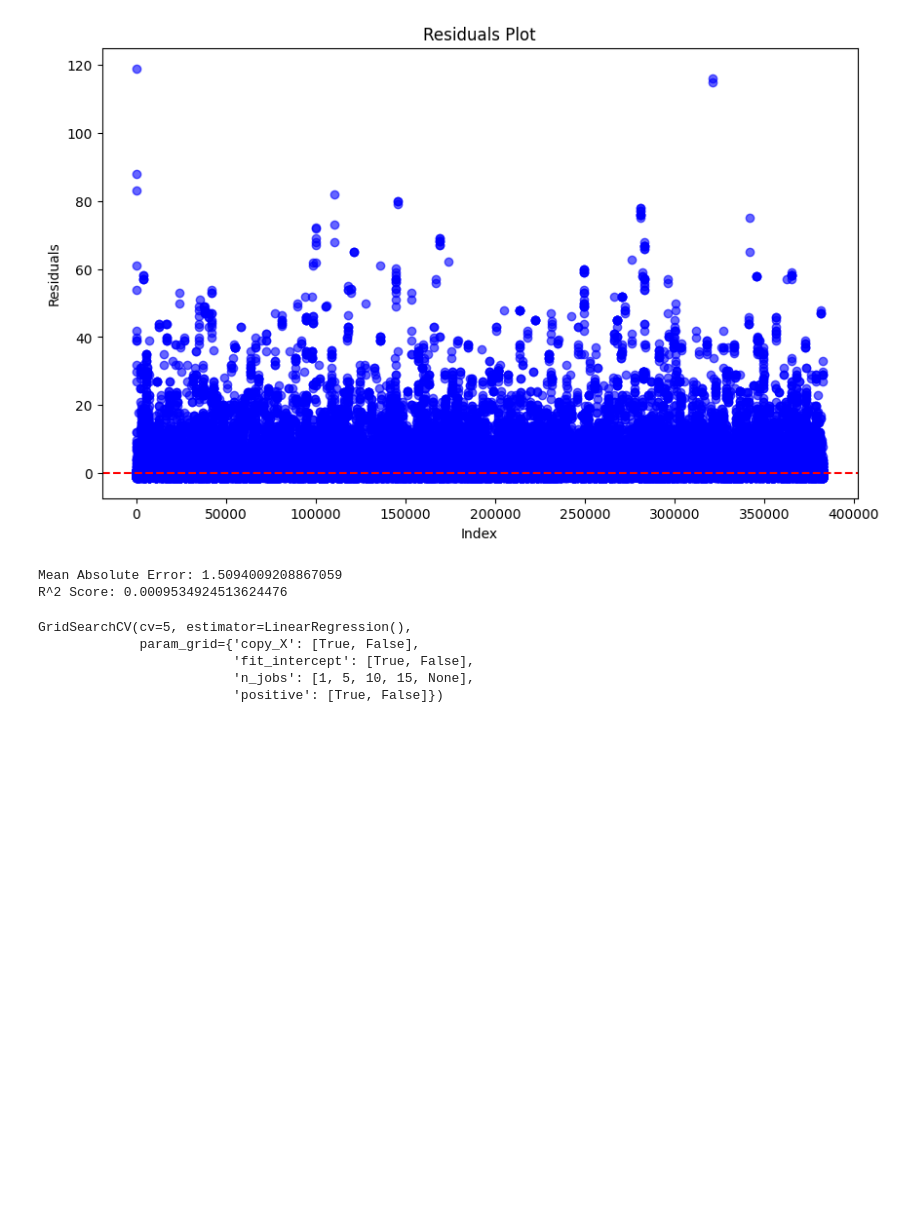
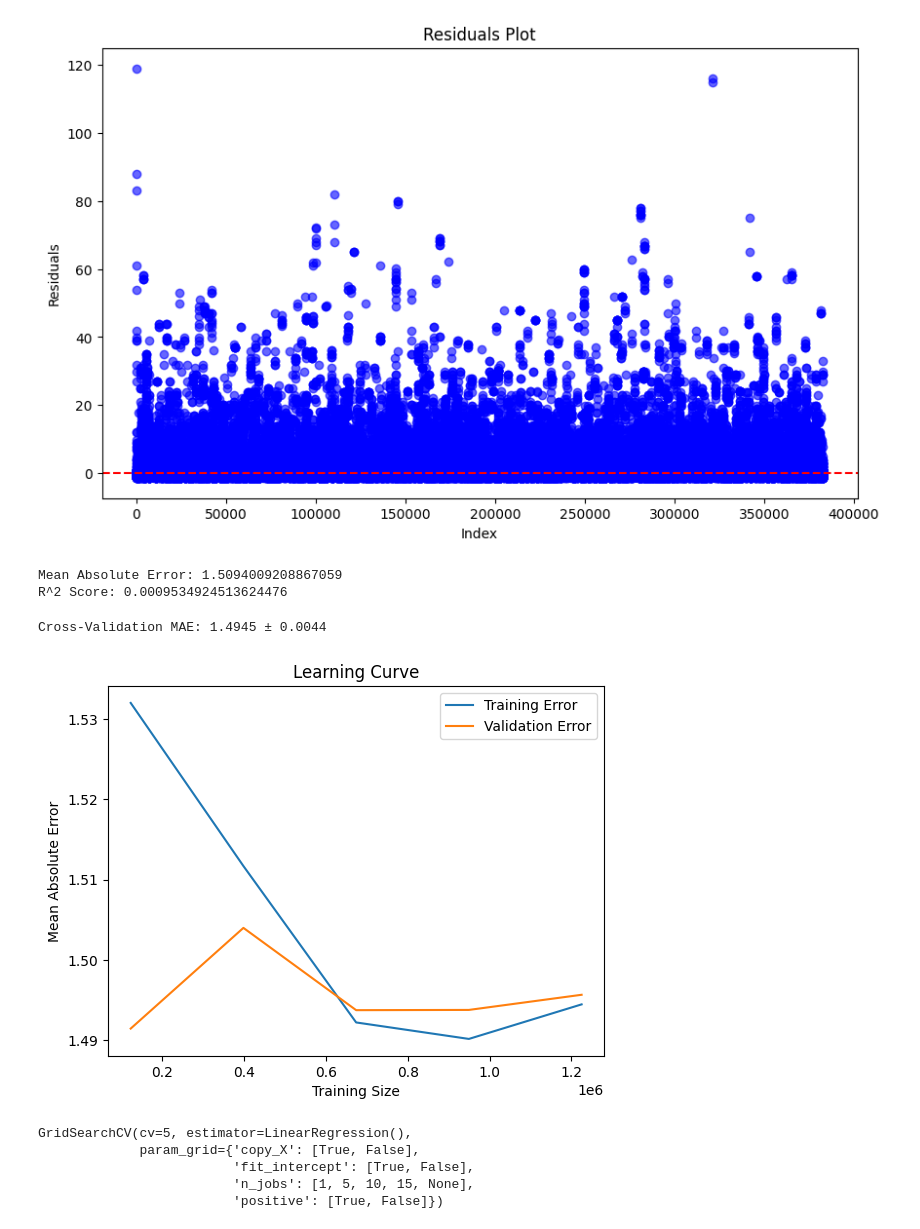
Before and after one commit to Tu2-prog/DM-Project, a Jupyter notebook: jupiter_notebooks/linear_regression.ipynb, the cells around one changed output. Cells and saved outputs as stored; diff of their text form; code cells hidden in the pictures; blank space fills up the shorter version.

Commit message:
added k fold cross validation

```diff
--- a/jupiter_notebooks/linear_regression.ipynb
+++ b/jupiter_notebooks/linear_regression.ipynb
@@ -72,6 +72,34 @@ print("R^2 Score:", r2)
 # %% [output]
 Mean Absolute Error: 1.5094009208867059
 R^2 Score: 0.0009534924513624476
+# %%
+# Cross-validation with MAE
+from sklearn.model_selection import KFold, learning_curve
+
+
+kf = KFold(n_splits=5, shuffle=True, random_state=42)
+cv_scores = cross_val_score(linear_regressor, X_train, y_train, cv=kf, scoring='neg_mean_absolute_error')
+mean_cv_mae = -np.mean(cv_scores)
+std_cv_mae = np.std(cv_scores)
+print(f"Cross-Validation MAE: {mean_cv_mae:.4f} ± {std_cv_mae:.4f}")
+
+# Learning curve
+train_sizes, train_scores, test_scores = learning_curve(
+    linear_regressor, X_train, y_train, cv=5, scoring="neg_mean_absolute_error", n_jobs=-1
+)
+train_scores_mean = -np.mean(train_scores, axis=1)
+test_scores_mean = -np.mean(test_scores, axis=1)
+
+plt.plot(train_sizes, train_scores_mean, label="Training Error")
+plt.plot(train_sizes, test_scores_mean, label="Validation Error")
+plt.xlabel("Training Size")
+plt.ylabel("Mean Absolute Error")
+plt.title("Learning Curve")
+plt.legend()
+plt.show()
+# %% [output]
+Cross-Validation MAE: 1.4945 ± 0.0044
+[figure, added]
 # %%
 param_space = {'copy_X': [True,False],
                'fit_intercept': [True,False],
```
